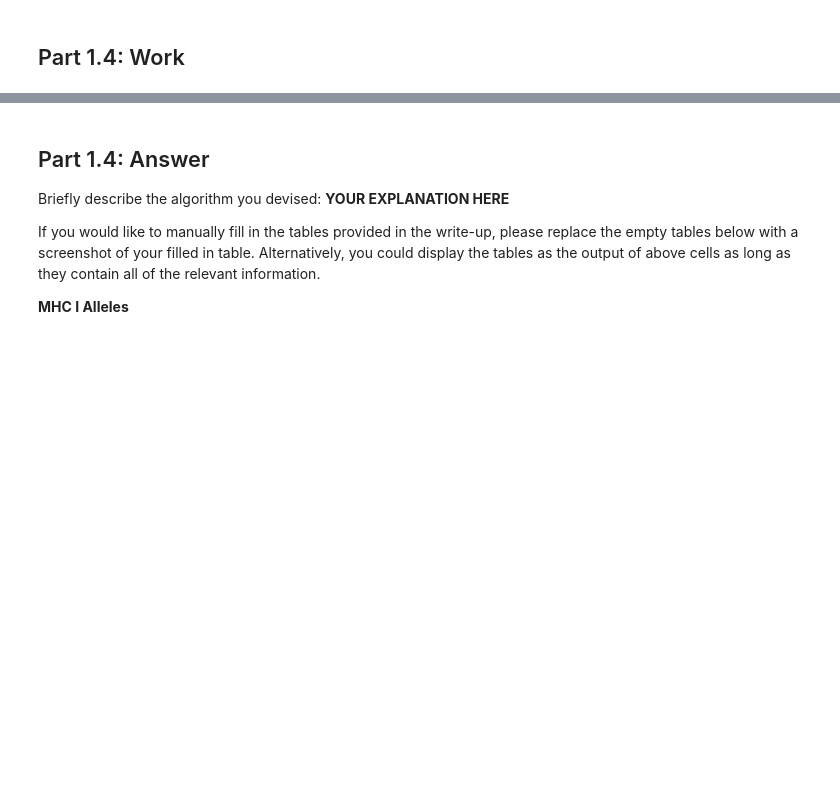
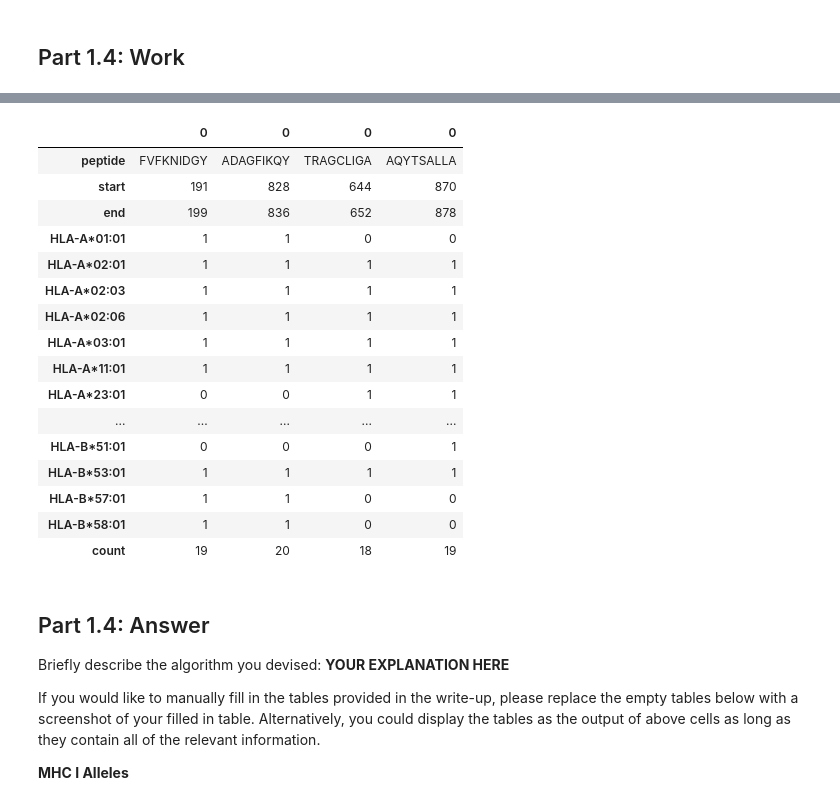
Before and after one commit to ryanquinnnelson/CMU-02718-HW5, a Jupyter notebook: 02_518_02_718_HW_5_ryann.ipynb, the cells around one changed output, grey strips where cells are left out. Cells and saved outputs as stored; diff of their text form; code cells hidden in the pictures; blank space fills up the shorter version.

```diff
--- a/02_518_02_718_HW_5_ryann.ipynb
+++ b/02_518_02_718_HW_5_ryann.ipynb
@@ -1106,3 +1261,24 @@ coverage_mhc1
+# %%
+# see breakdown of coverage
+coverage_mhc1[coverage_mhc1['peptide'].isin(selected)].T
+# %% [output]
+|  | 0 | 0 | 0 | 0 |
+| peptide | FVFKNIDGY | ADAGFIKQY | TRAGCLIGA | AQYTSALLA |
+| start | 191 | 828 | 644 | 870 |
+| end | 199 | 836 | 652 | 878 |
+| HLA-A*01:01 | 1 | 1 | 0 | 0 |
+| HLA-A*02:01 | 1 | 1 | 1 | 1 |
+| HLA-A*02:03 | 1 | 1 | 1 | 1 |
+| HLA-A*02:06 | 1 | 1 | 1 | 1 |
+| HLA-A*03:01 | 1 | 1 | 1 | 1 |
+| HLA-A*11:01 | 1 | 1 | 1 | 1 |
+| HLA-A*23:01 | 0 | 0 | 1 | 1 |
+| ... | ... | ... | ... | ... |
+| HLA-B*51:01 | 0 | 0 | 0 | 1 |
+| HLA-B*53:01 | 1 | 1 | 1 | 1 |
+| HLA-B*57:01 | 1 | 1 | 0 | 0 |
+| HLA-B*58:01 | 1 | 1 | 0 | 0 |
+| count | 19 | 20 | 18 | 19 |
 # %% [markdown]
 ## Part 1.4: Answer
 
```
Also changed, not shown: parts of 27 cells of this notebook.
